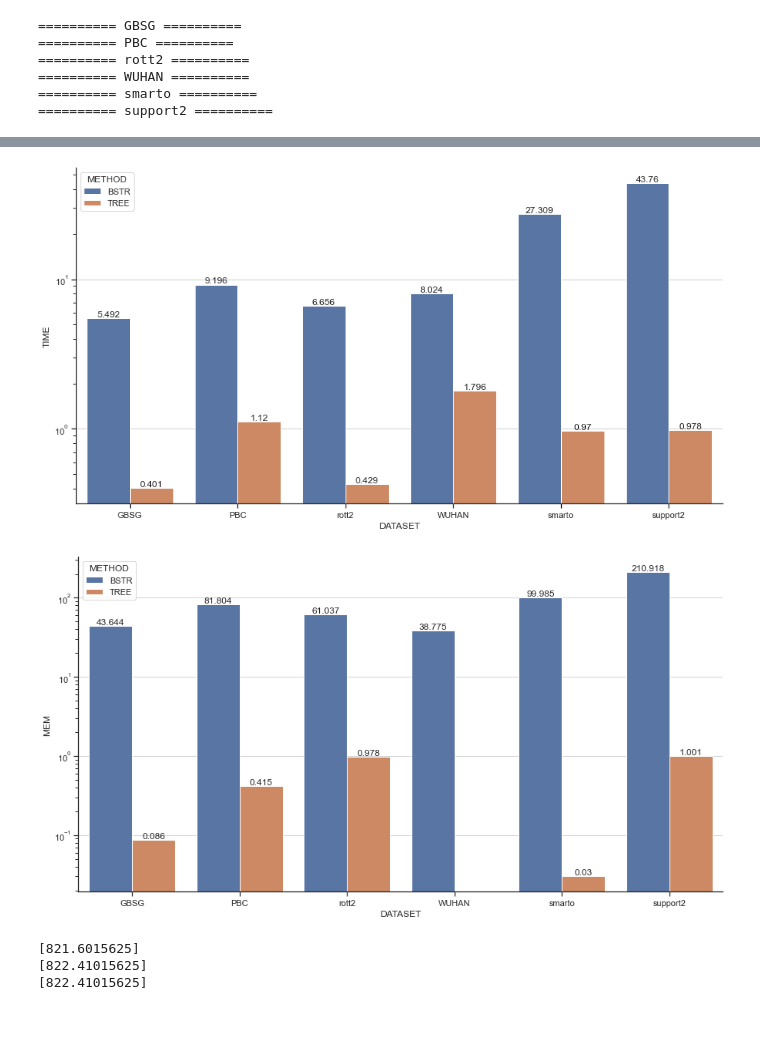
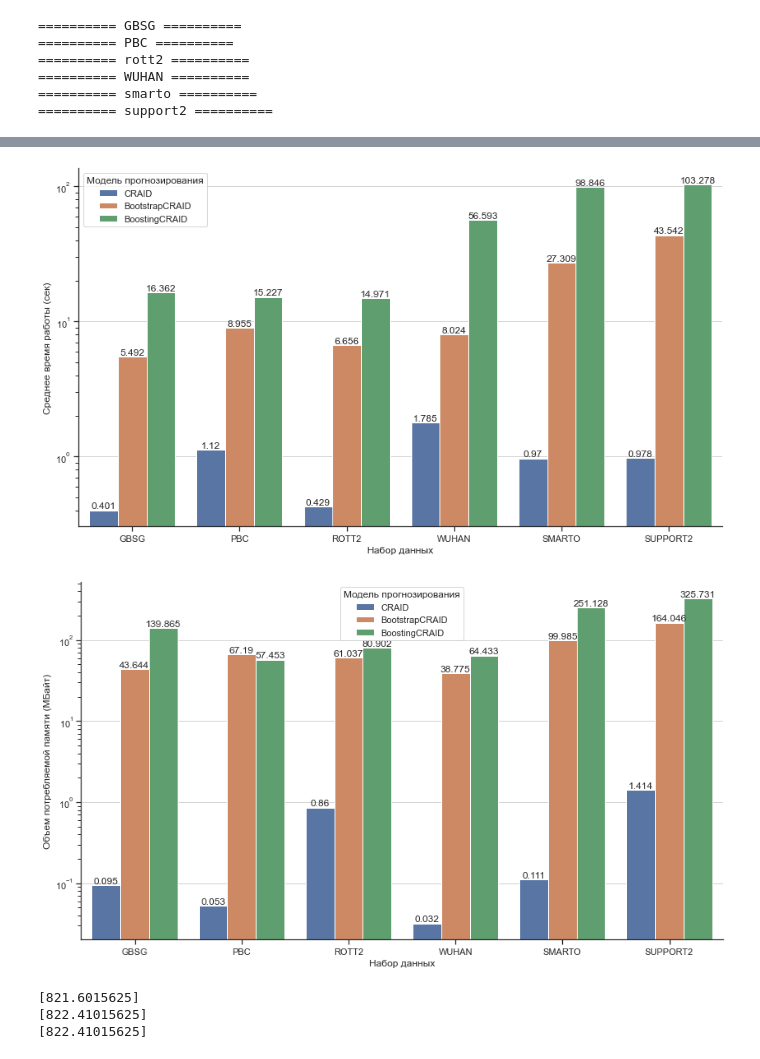
Before and after one commit to iuliivasilev/dev-survivors, a Jupyter notebook: demonstration/Dissertation/Chapter5_Survivors.ipynb, the cells around one changed output, grey strips where cells are left out. Drawn from its saved outputs; the diff is of its cells as text; code cells hidden in the pictures; blank space fills up the shorter version.

```diff
--- a/demonstration/Dissertation/Chapter5_Survivors.ipynb
+++ b/demonstration/Dissertation/Chapter5_Survivors.ipynb
@@ -444,10 +444,10 @@ glob_dir_ = "C:/Users/vasiliev/Desktop/PycharmProjects/dev-survivors/experiment_
 glob_dir = glob_dir_
 
 METHOD_MAP = {
-    "CRAID": "TREE",
-    "BootstrapCRAID": "BSTR",
-    "ParallelBootstrapCRAID": "PBSTR",
-    "BoostingCRAID": "BOOST",
+    "CRAID": "CRAID",
+    "BootstrapCRAID": "BootstrapCRAID",
+    "ParallelBootstrapCRAID": "BootstrapCRAID",
+    "BoostingCRAID": "BoostingCRAID",
     "IBSCleverBoostingCRAID": "BSTR",
     "CoxPHSurvivalAnalysis": "CoxPH",
     "SurvivalTree": "ST",
@@ -461,7 +461,8 @@ METHOD_MAP = {
 STAT_m = ['BaseLeafModeLL', "CoxPH", 'LogLogisticAFT', 'LogNormalAFT', "WeibullAFT"]
 ML_m = ['ST', 'RSF', 'CWGBSA', 'GBSA']
 NN_m = ['DeepSurv', 'CoxTime']
-SELF_m = ['TREE', 'TREE_KMWV', 'BSTR', 'BOOST'] # , 'BOOST_exp', 'BOOST_sigmoid']
+# SELF_m = ['TREE', 'BSTR', 'BOOST'] # , 'BOOST_exp', 'BOOST_sigmoid']
+SELF_m = ['CRAID', 'BootstrapCRAID', 'BoostingCRAID']
 
 def define_name(x):
     m = x["METHOD"]
@@ -512,6 +513,7 @@ def pair_compare_load(dataset, group, ch_met):
     for c_m in ch_met:
         datasets_sc = f"{c_m}_TREE_{dataset}_CV+SAMPLE_best.xlsx"
         df_sc = pd.read_excel(os.path.join(glob_dir, datasets_sc))
+        df_sc["MEM"] = df_sc["MEM"].mean()
 #         df_sc["METHOD"] = df_sc["METHOD"] + "_KMWV"
         dfs.append(df_sc)
 
@@ -538,7 +540,14 @@ def pair_compare_load(dataset, group, ch_met):
 
         datasets_sc = f"{c_m}_PARBSTR_{dataset}_CV+SAMPLE_best.xlsx"
         df_sc = pd.read_excel(os.path.join(glob_dir, datasets_sc))
-        df_sc["METHOD"] = "BSTR" # df_sc["METHOD"] #+ "_norm"
+#         df_sc["METHOD"] = "BSTR" # df_sc["METHOD"] #+ "_norm"
+#         df_sc["MEM"] = df_sc["MEM"].mean()
+        dfs.append(df_sc)
+
+        datasets_sc = f"{c_m}_BOOST_{dataset}_CV+SAMPLE_best.xlsx"
+        df_sc = pd.read_excel(os.path.join(glob_dir, datasets_sc))
+#         df_sc["METHOD"] = "BOOST" # df_sc["METHOD"] #+ "_norm"
+#         df_sc["MEM"] = df_sc["MEM"].mean()
         dfs.append(df_sc)
 
 #         datasets_sc = f"likelihood_STRATTIME+_scsurv_{dataset}_CV+SAMPLE_best.xlsx"  # scsurv models
@@ -562,6 +571,7 @@ def pair_compare_load(dataset, group, ch_met):
     new_metrs = tg_metrs_1
 
     df = pd.concat(dfs, ignore_index=True)
+#     df = df[df["MEM"] > 0.5]
     df["ens_metric_name"] = df["PARAMS"].apply(lambda x: eval(x).get("ens_metric_name", ""))
 
     df["l_m"] = df["PARAMS"].apply(lambda x: eval(x).get("leaf_model", ""))
@@ -570,8 +580,8 @@ def pair_compare_load(dataset, group, ch_met):
     df = df[~df["METHOD"].isin(["KM", "coxccCRAID", 'BaseLeafModeLL_ext', '$WeibullAFT$', '$LogLogisticAFT$'])]
     df = df[~df["METHOD"].isin(["$KM_{NEW}$", '$WeibullAFT_{NEW}$', '$LogLogisticAFT_{NEW}$'])]
     df = df.loc[df.groupby('METHOD')["IBS_REMAIN_CV_mean"].idxmin()]
-#     df["METHOD"] = df["METHOD"].astype("category")
-#     df["METHOD"] = df["METHOD"].cat.set_categories(SELF_m)
+    df["METHOD"] = df["METHOD"].astype("category")
+    df["METHOD"] = df["METHOD"].cat.set_categories(SELF_m)
 
 #     df["METHOD"] = df["METHOD"].astype("category")
 #     df["METHOD"] = df["METHOD"].cat.set_categories(STAT_m + ML_m + NN_m + SELF_m)
@@ -614,7 +624,7 @@ def pair_compare_load(dataset, group, ch_met):
 
 ch_metrs = ["IBS_REMAIN"]
 df_l = []
-for ds in ["GBSG", "PBC", "rott2", "WUHAN", "smarto", "support2"]: # , "WUHAN", "rott2", "GBSG", "PBC", "smarto", "support2"]:
+for ds in ["GBSG", "PBC", "rott2", "WUHAN", "smarto", "support2"]: # , WUHAN", "rott2", "GBSG", "PBC", "smarto", "support2"]:
     print("="*10, ds, "="*10)
     df = pair_compare_load(ds, group, ch_metrs)
     df["DATASET"] = ds
@@ -634,18 +645,23 @@ df_sh[df_sh["DATASET"] == "WUHAN"]["MEM"]
 Name: MEM, dtype: float64
 # %%
-for f in ["TIME", "MEM"]:
-    df_sh = pd.concat(df_l)
-    df_sh[f] = df_sh[f].round(3)
-    plt.figure(figsize=(15,8))
-    ax = sns.barplot(df_sh, x="DATASET", y=f, hue="METHOD", estimator="sum")
+df_sh = pd.concat(df_l)
+df_sh["DATASET"] = df_sh["DATASET"].str.upper()
+df_sh = df_sh.rename({"DATASET": "Набор данных", "METHOD": "Модель прогнозирования"}, axis=1)
+
+for f, new_f in zip(["TIME", "MEM"], ["Среднее время работы (сек)", "Объем потребляемой памяти (МБайт)"]):
+    df_sh[new_f] = df_sh[f]
+    df_sh[new_f] = df_sh[new_f].round(3)
+    plt.figure(figsize=(14, 8))
+#     ax = sns.barplot(df_sh, x="DATASET", y=f, hue="METHOD", estimator="sum")
+    ax = sns.barplot(df_sh, x="Набор данных", y=new_f, hue="Модель прогнозирования", estimator="sum")
 
     for ax_c in ax.containers:
         ax.bar_label(ax_c, fontsize=12)
     plt.yscale('log')
     plt.show()
 # %% [output]
-[figure, old version]
+[figure, new version]
-[figure, old version]
+[figure, new version]
 # %%
 print(memory_usage())
 tree = CRAID(**p)
```
Also changed, not shown: parts of 1 cell of this notebook, 1 other file.
